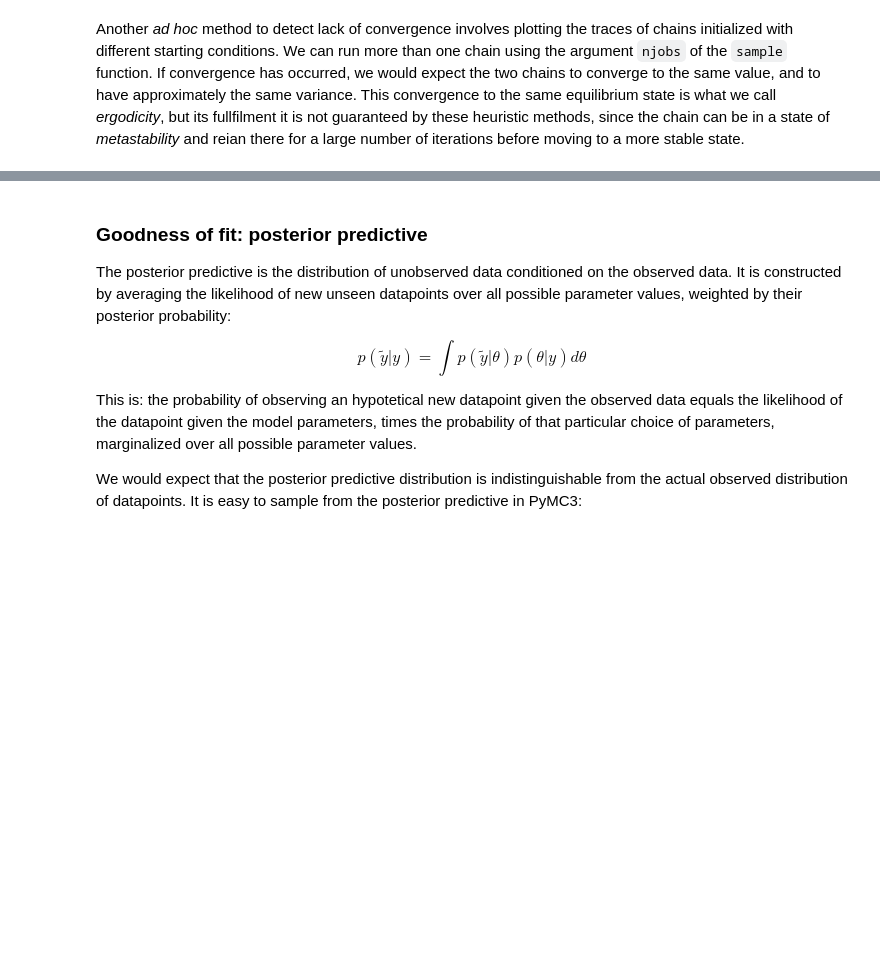
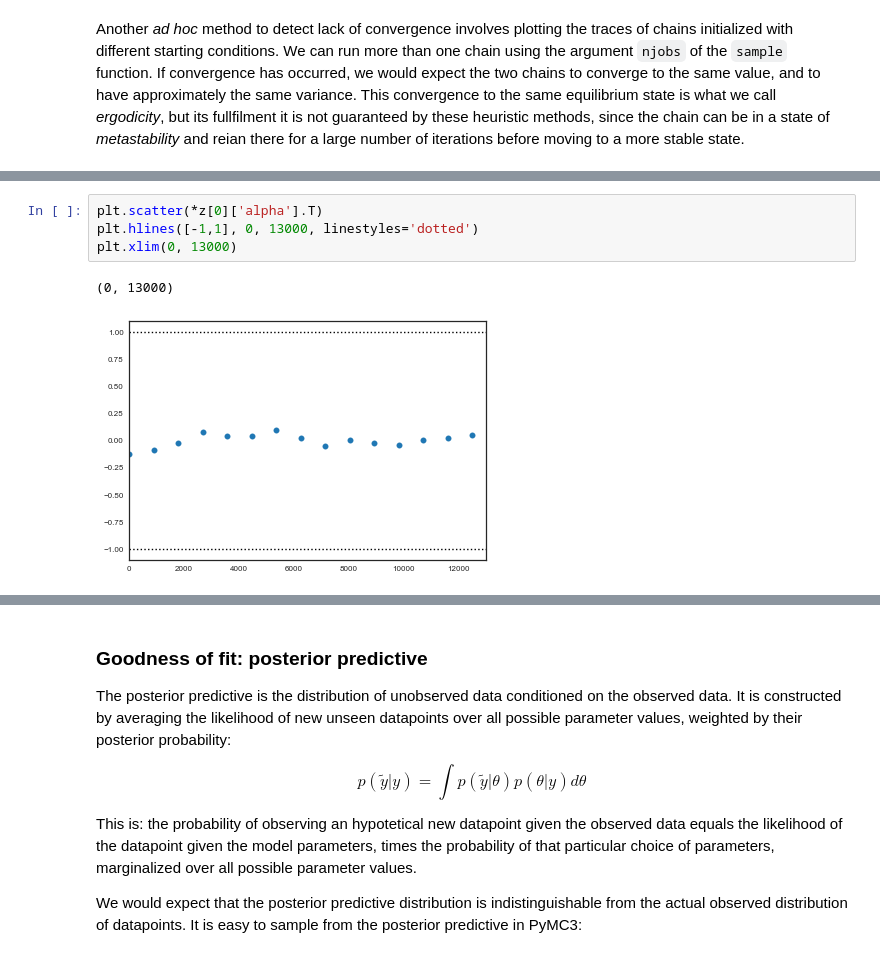
Before and after one commit to AM207/2018spring, a Jupyter notebook: wiki/bioassay_pymc3.ipynb, the cells around one changed output, grey strips where cells are left out. Cells and saved outputs as stored; diff of their text form; blank space fills up the shorter version.

```diff
--- a/wiki/bioassay_pymc3.ipynb
+++ b/wiki/bioassay_pymc3.ipynb
@@ -335,0 +337,7 @@ plt.hist(bioassay_trace1.get_values('alpha', chains=3)[25000:], histtype="step",
+# %%
+plt.scatter(*z[0]['alpha'].T)
+plt.hlines([-1,1], 0, 13000, linestyles='dotted')
+plt.xlim(0, 13000)
+# %% [output]
+(0, 13000)
+[figure, added]
```
Also changed, not shown: parts of 28 cells of this notebook, 35 other files.
